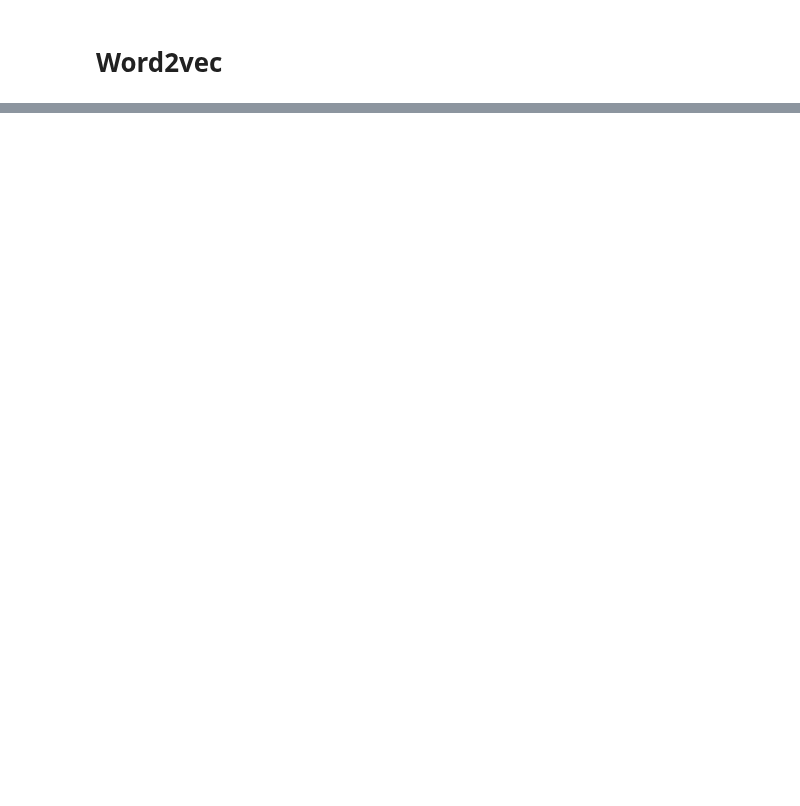
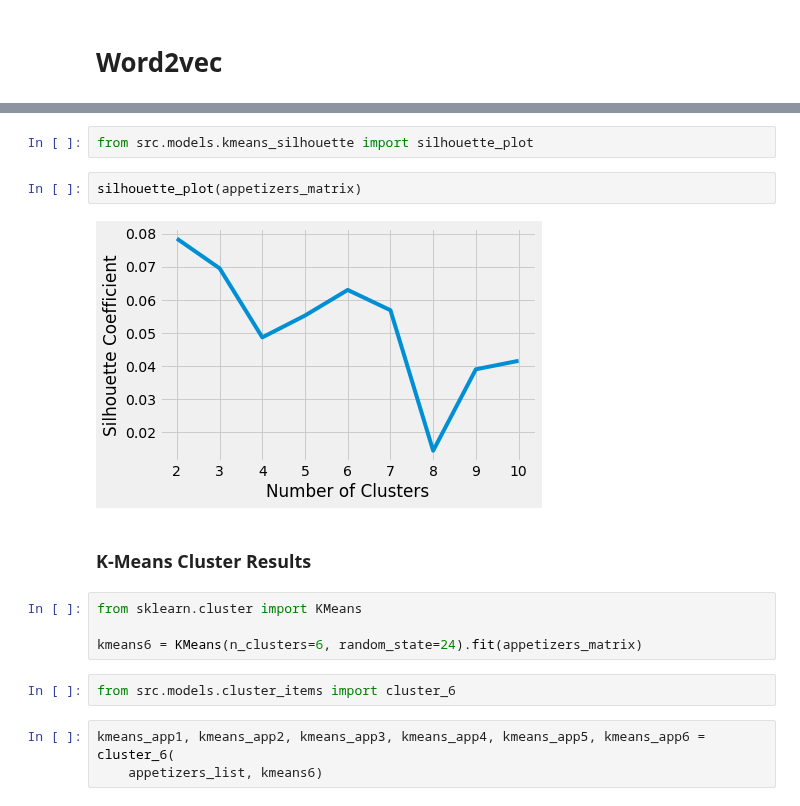
Before and after one commit to eunchanity/davids_repo, a Jupyter notebook: projects/project4_chopped/notebooks/project4_chopped.ipynb, the cells around one changed output, grey strips where cells are left out. Saved outputs shown, nothing was run; the diff lists cells and outputs as text; blank space fills up the shorter version.

```diff
--- a/projects/project4_chopped/notebooks/project4_chopped.ipynb
+++ b/projects/project4_chopped/notebooks/project4_chopped.ipynb
@@ -161,0 +227,17 @@ model.most_similar('baby octopus bok choy oyster sauce smoked paprika')
+# %%
+from src.models.kmeans_silhouette import silhouette_plot
+# %%
+silhouette_plot(appetizers_matrix)
+# %% [output]
+[figure, added]
+# %% [markdown]
+### K-Means Cluster Results
+# %%
+from sklearn.cluster import KMeans
+
+kmeans6 = KMeans(n_clusters=6, random_state=24).fit(appetizers_matrix)
+# %%
+from src.models.cluster_items import cluster_6
+# %%
+kmeans_app1, kmeans_app2, kmeans_app3, kmeans_app4, kmeans_app5, kmeans_app6 = cluster_6(
+    appetizers_list, kmeans6)
```
Also changed, not shown: parts of 71 cells of this notebook, 6 other files.
